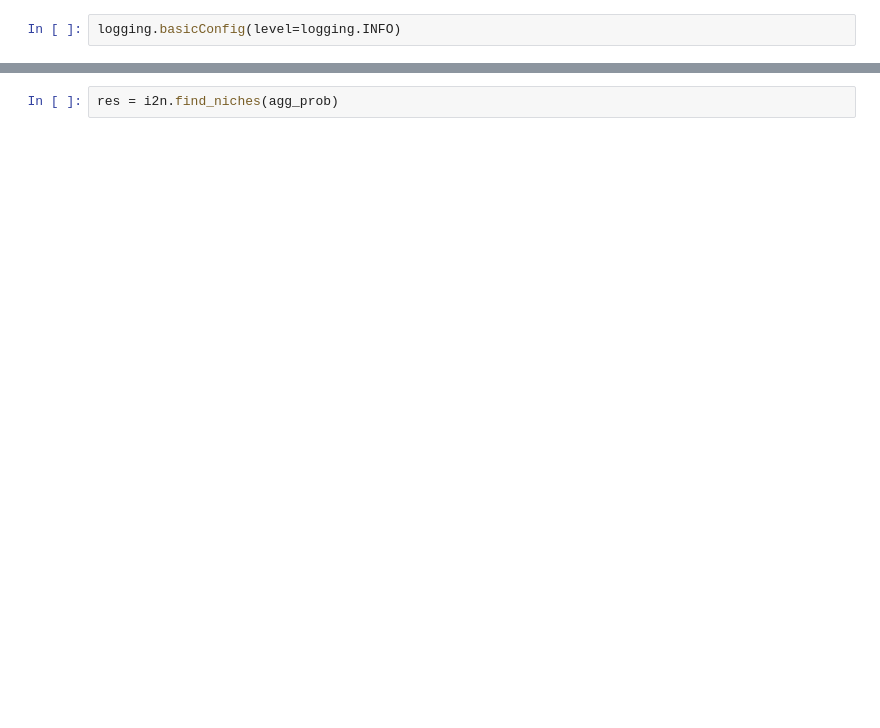
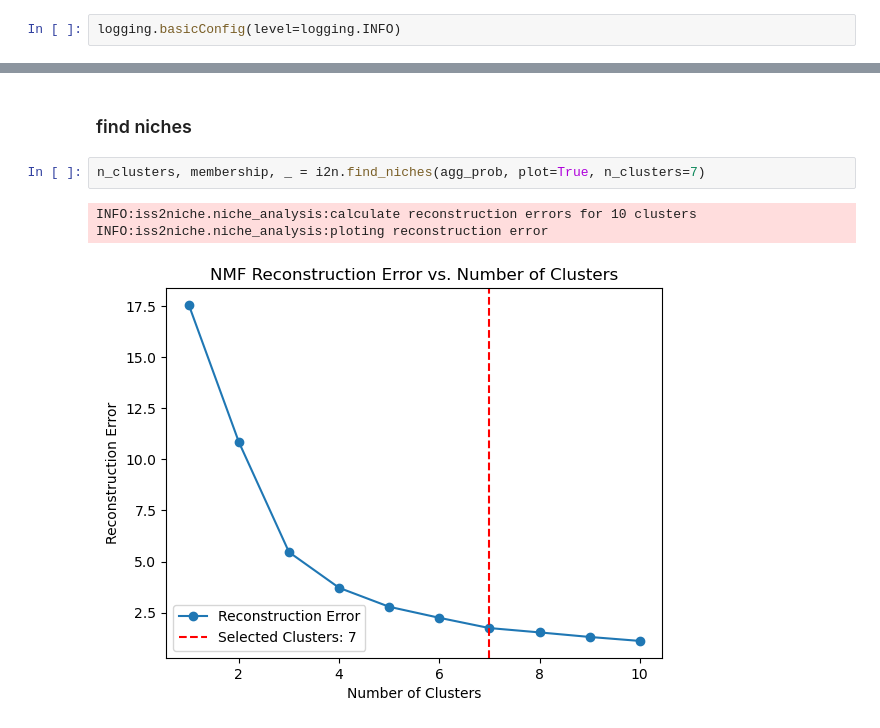
Before and after one commit to Teichlab/nichefinder, a Jupyter notebook: notebooks/test_iss2niche.ipynb, the cells around one changed output, grey strips where cells are left out. Drawn from its saved outputs; the diff is of its cells as text; blank space fills up the shorter version.

```diff
--- a/notebooks/test_iss2niche.ipynb
+++ b/notebooks/test_iss2niche.ipynb
@@ -150,2 +160,8 @@ agg_prob = i2n.aggregate_neighbors(
+# %% [markdown]
+### find niches
 # %%
-res = i2n.find_niches(agg_prob)
+n_clusters, membership, _ = i2n.find_niches(agg_prob, plot=True, n_clusters=7)
+# %% [output]
+INFO:iss2niche.niche_analysis:calculate reconstruction errors for 10 clusters
+INFO:iss2niche.niche_analysis:ploting reconstruction error
+[figure, added]
```
Also changed, not shown: parts of 31 cells of this notebook, 3 other files.
